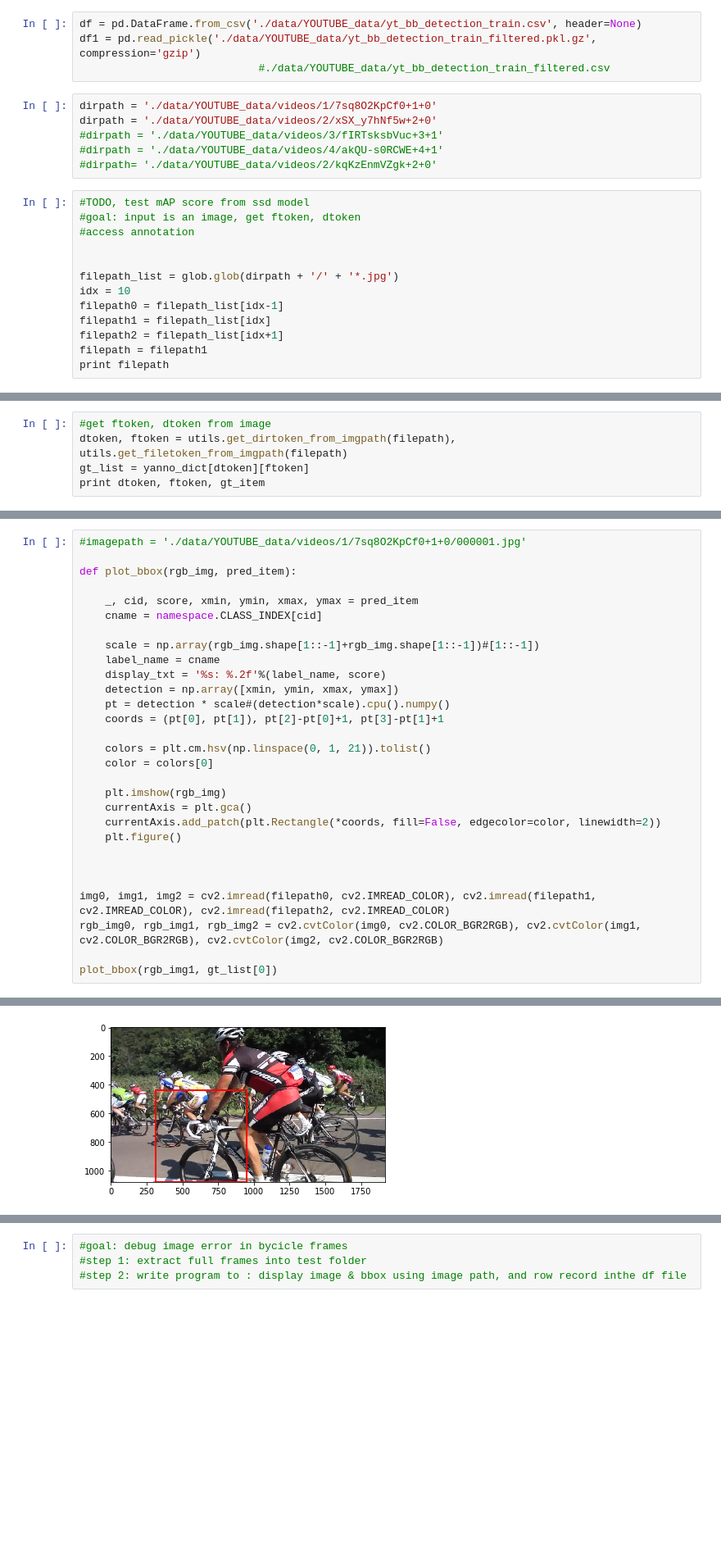
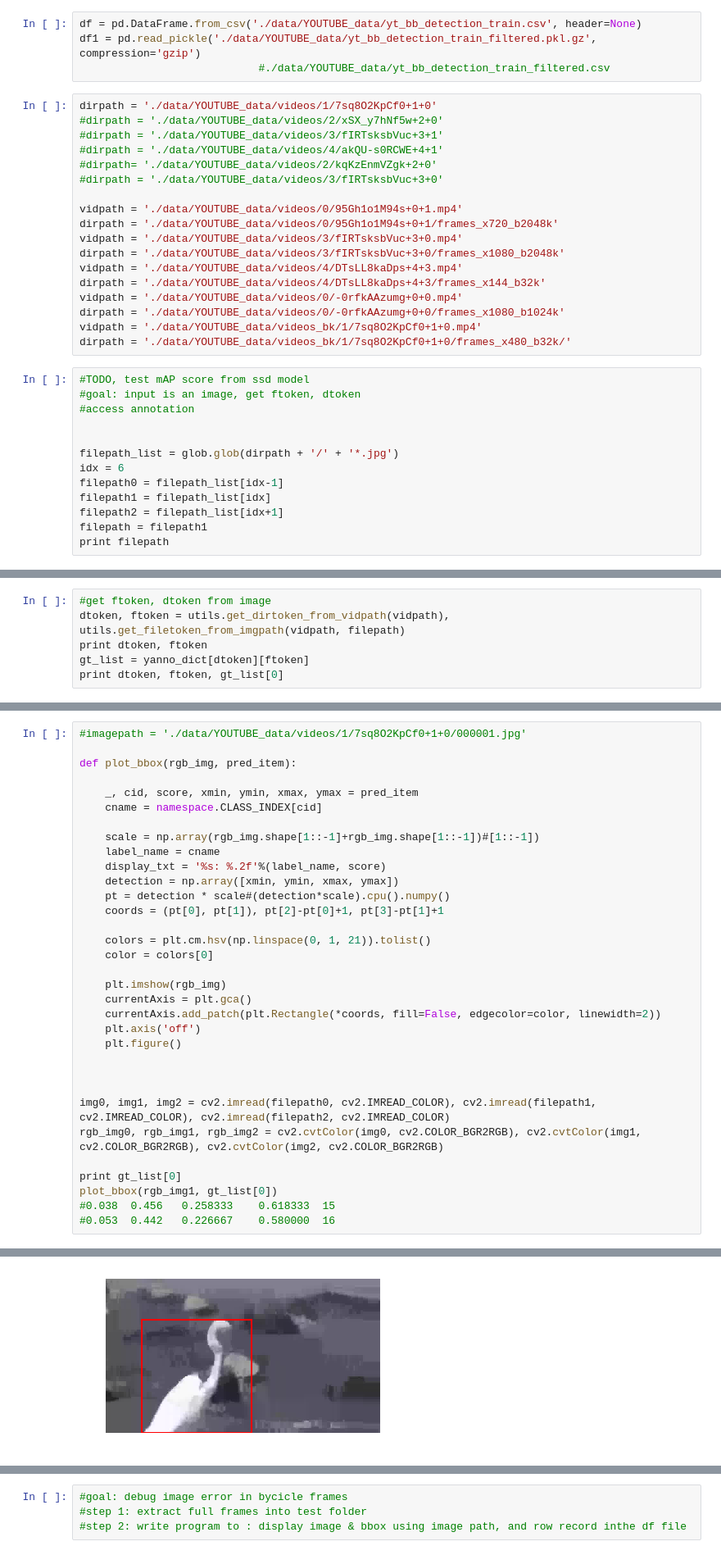
Before and after one commit to phananh1010/content-aware, a Jupyter notebook: parse_log.ipynb, the cells around one changed output, grey strips where cells are left out. Shown at 82% size. Drawn from its saved outputs; the diff is of its cells as text; blank space fills up the shorter version.

Commit message:
1) finish scripts to create ground truth mAP values from a given images. 2)automated scripts to split raw videos into annotated frames in different bitrate & resolution versions

```diff
--- a/parse_log.ipynb
+++ b/parse_log.ipynb
@@ -594,10 +513,22 @@ df1 = pd.read_pickle('./data/YOUTUBE_data/yt_bb_detection_train_filtered.pkl.gz'
                             #./data/YOUTUBE_data/yt_bb_detection_train_filtered.csv
 # %%
 dirpath = './data/YOUTUBE_data/videos/1/7sq8O2KpCf0+1+0'
-dirpath = './data/YOUTUBE_data/videos/2/xSX_y7hNf5w+2+0'
+#dirpath = './data/YOUTUBE_data/videos/2/xSX_y7hNf5w+2+0'
 #dirpath = './data/YOUTUBE_data/videos/3/fIRTsksbVuc+3+1'
 #dirpath = './data/YOUTUBE_data/videos/4/akQU-s0RCWE+4+1'
 #dirpath= './data/YOUTUBE_data/videos/2/kqKzEnmVZgk+2+0'
+#dirpath = './data/YOUTUBE_data/videos/3/fIRTsksbVuc+3+0'
+
+vidpath = './data/YOUTUBE_data/videos/0/95Gh1o1M94s+0+1.mp4'
+dirpath = './data/YOUTUBE_data/videos/0/95Gh1o1M94s+0+1/frames_x720_b2048k'
+vidpath = './data/YOUTUBE_data/videos/3/fIRTsksbVuc+3+0.mp4'
+dirpath = './data/YOUTUBE_data/videos/3/fIRTsksbVuc+3+0/frames_x1080_b2048k'
+vidpath = './data/YOUTUBE_data/videos/4/DTsLL8kaDps+4+3.mp4'
+dirpath = './data/YOUTUBE_data/videos/4/DTsLL8kaDps+4+3/frames_x144_b32k'
+vidpath = './data/YOUTUBE_data/videos/0/-0rfkAAzumg+0+0.mp4'
+dirpath = './data/YOUTUBE_data/videos/0/-0rfkAAzumg+0+0/frames_x1080_b1024k'
+vidpath = './data/YOUTUBE_data/videos_bk/1/7sq8O2KpCf0+1+0.mp4'
+dirpath = './data/YOUTUBE_data/videos_bk/1/7sq8O2KpCf0+1+0/frames_x480_b32k/'
 # %%
 #TODO, test mAP score from ssd model
 #goal: input is an image, get ftoken, dtoken
@@ -605,7 +536,7 @@ dirpath = './data/YOUTUBE_data/videos/2/xSX_y7hNf5w+2+0'
 
 
 filepath_list = glob.glob(dirpath + '/' + '*.jpg')
-idx = 10
+idx = 6
 filepath0 = filepath_list[idx-1]
 filepath1 = filepath_list[idx]
 filepath2 = filepath_list[idx+1]
@@ -616,6 +547,7 @@ print filepath
 # %%
 #get ftoken, dtoken from image
-dtoken, ftoken = utils.get_dirtoken_from_imgpath(filepath), utils.get_filetoken_from_imgpath(filepath)
+dtoken, ftoken = utils.get_dirtoken_from_vidpath(vidpath), utils.get_filetoken_from_imgpath(vidpath, filepath)
+print dtoken, ftoken
 gt_list = yanno_dict[dtoken][ftoken]
-print dtoken, ftoken, gt_item
+print dtoken, ftoken, gt_list[0]
 # %% [output]
@@ -641,6 +574,7 @@ def plot_bbox(rgb_img, pred_item):
     plt.imshow(rgb_img)
     currentAxis = plt.gca()
     currentAxis.add_patch(plt.Rectangle(*coords, fill=False, edgecolor=color, linewidth=2))
+    plt.axis('off')
     plt.figure()
 
 
@@ -648,5 +582,8 @@ def plot_bbox(rgb_img, pred_item):
 img0, img1, img2 = cv2.imread(filepath0, cv2.IMREAD_COLOR), cv2.imread(filepath1, cv2.IMREAD_COLOR), cv2.imread(filepath2, cv2.IMREAD_COLOR)
 rgb_img0, rgb_img1, rgb_img2 = cv2.cvtColor(img0, cv2.COLOR_BGR2RGB), cv2.cvtColor(img1, cv2.COLOR_BGR2RGB), cv2.cvtColor(img2, cv2.COLOR_BGR2RGB)
 
+print gt_list[0]
 plot_bbox(rgb_img1, gt_list[0])
+#0.038	0.456	0.258333	0.618333  15
+#0.053	0.442	0.226667	0.580000  16
 # %% [output]
@@ -653 +591 @@ plot_bbox(rgb_img1, gt_list[0])
-[figure, old version]
+[figure, new version]
```
Also changed, not shown: parts of 50 cells of this notebook, 8 other files.
